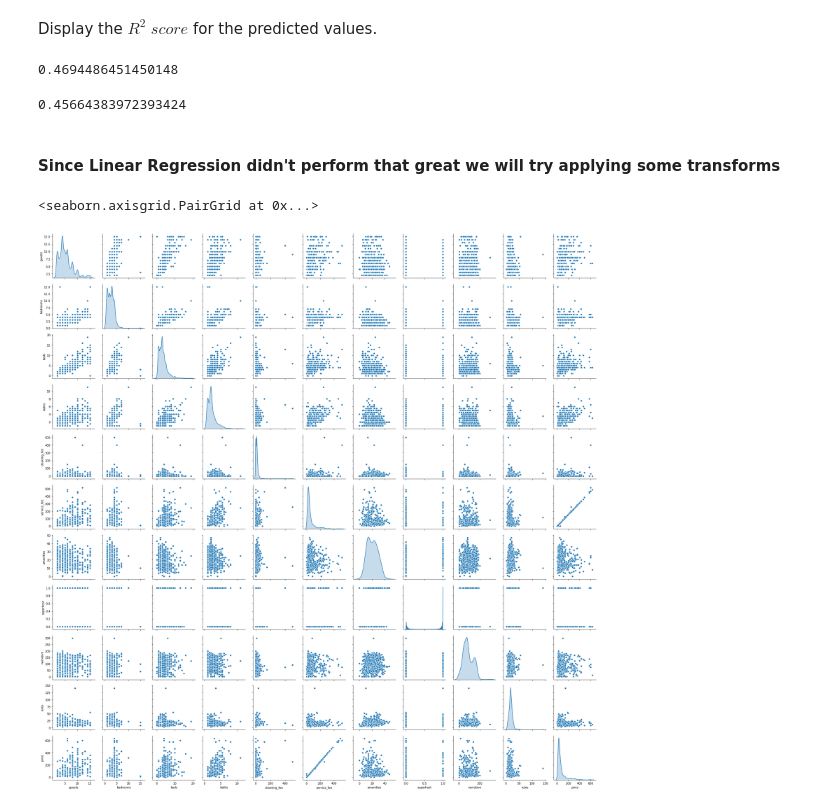
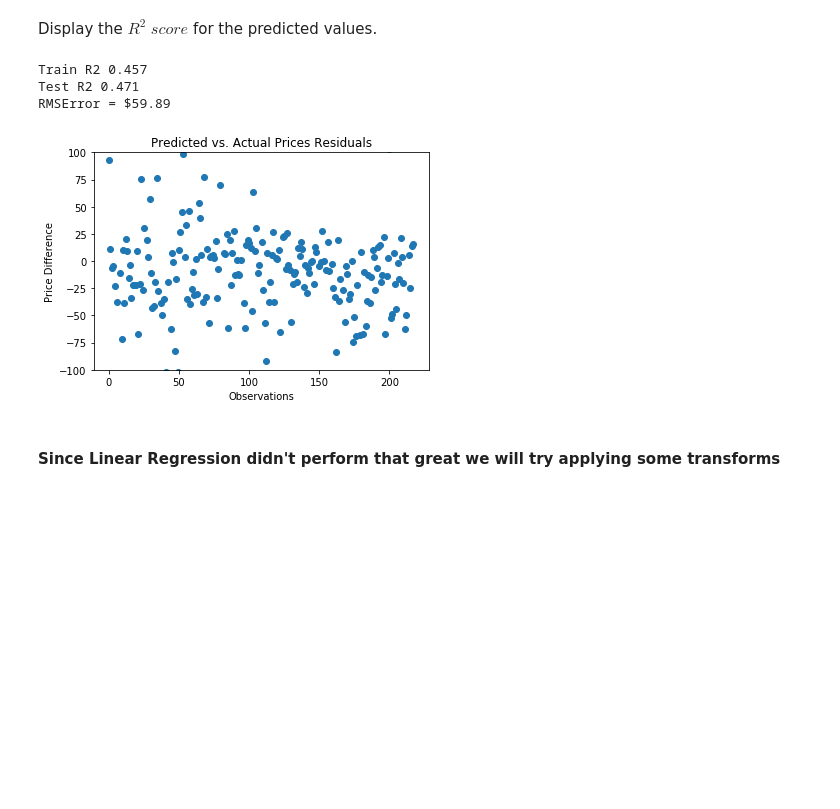
Before and after one commit to scottkds/metis_project2, a Jupyter notebook: notebooks/Linear_Regression_MVP.ipynb, the cells around one changed output. Cells and saved outputs as stored; diff of their text form; code cells hidden in the pictures; blank space fills up the shorter version.

```diff
--- a/notebooks/Linear_Regression_MVP.ipynb
+++ b/notebooks/Linear_Regression_MVP.ipynb
@@ -14,6 +27,14 @@ import pandas as pd
+# %%
+def replace_zeroes(series):
+    new_series = pd.Series(index=series.index)
+    for idx, item in series.iteritems():
+        new_series[idx] = 1 if item == 0 else item
+    return new_series
 # %%
 # Read in room data
 rooms = pd.read_csv('../data/bogota-clean-10-06-2019--20-16-39.csv')
+rooms['cleaning_fee'] = replace_zeroes(rooms.cleaning_fee)
+rooms['beds'] = replace_zeroes(rooms.beds)
 # %%
 # Set target variable and features array. The target is the price of the room.
 y = rooms.price
@@ -24,6 +44,6 @@ X_train, X_test, y_train, y_test = train_test_split(X, y, shuffle=True, random_s
 # %%
 # Fit training data and attempt to predict test data.
-lr = LinearRegression()
+lr = LinearRegression(n_jobs=10, copy_X=True)
 lr.fit(X_train, y_train)
 y_predict = lr.predict(X_test)
 # %%
@@ -39,13 +59,22 @@ Residuals are y_test - y_predict
 # %% [markdown]
 Display the $R^2\; score$ for the predicted values.
 # %%
-# r^2 score
-lr.score(X_test, y_test)
+# r^2 scores
+print_scores(lr, X_train, y_train, X_test, y_test)
+print_root_mean_err(y_test, y_predict)
 # %% [output]
-0.4694486451450148
+Train R2 0.457
+Test R2 0.471
+RMSError = $59.89
-# %%
-lr.score(X_train, y_train)
-# %% [output]
-0.45664383972393424
+# %%
+# x_vals is for plotting residuals
+x_vals = np.arange(0, y_test.shape[0], 1)
+plt.scatter(x_vals, y_test - y_predict)
+plt.ylim(-100, 100)
+plt.title('Predicted vs. Actual Prices Residuals')
+plt.xlabel('Observations')
+plt.ylabel('Price Difference');
+# %% [output]
+[figure, added]
 # %% [markdown]
 #### Since Linear Regression didn't perform that great we will try applying some transforms
@@ -62,7 +80,0 @@ plt.scatter(y_predict, y_test);
-# %%
-# Create a pairplot to feature correlations
-sns.pairplot(rooms[['guests', 'bedrooms', 'beds', 'baths', 'cleaning_fee',
-       'service_fee', 'amenities', 'superhost', 'narrative', 'rules', 'price']], diag_kind='kde')
-# %% [output]
-<seaborn.axisgrid.PairGrid at 0x...>
-[figure, removed]
```
Also changed, not shown: parts of 39 cells of this notebook, 2 other files.
